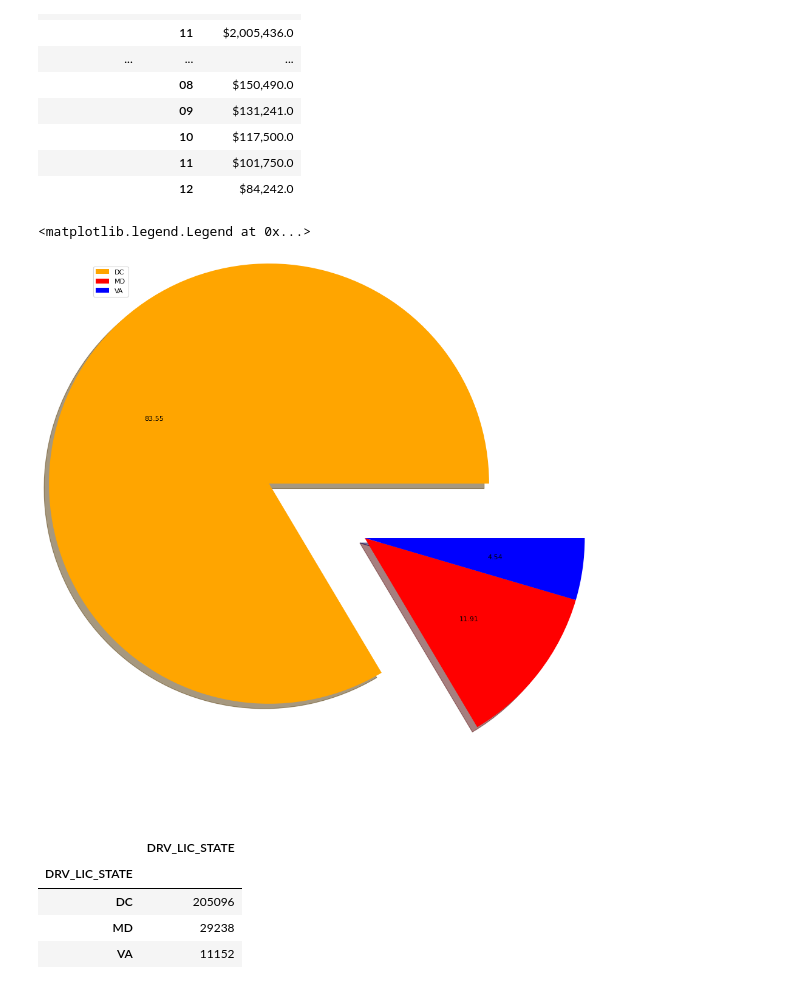
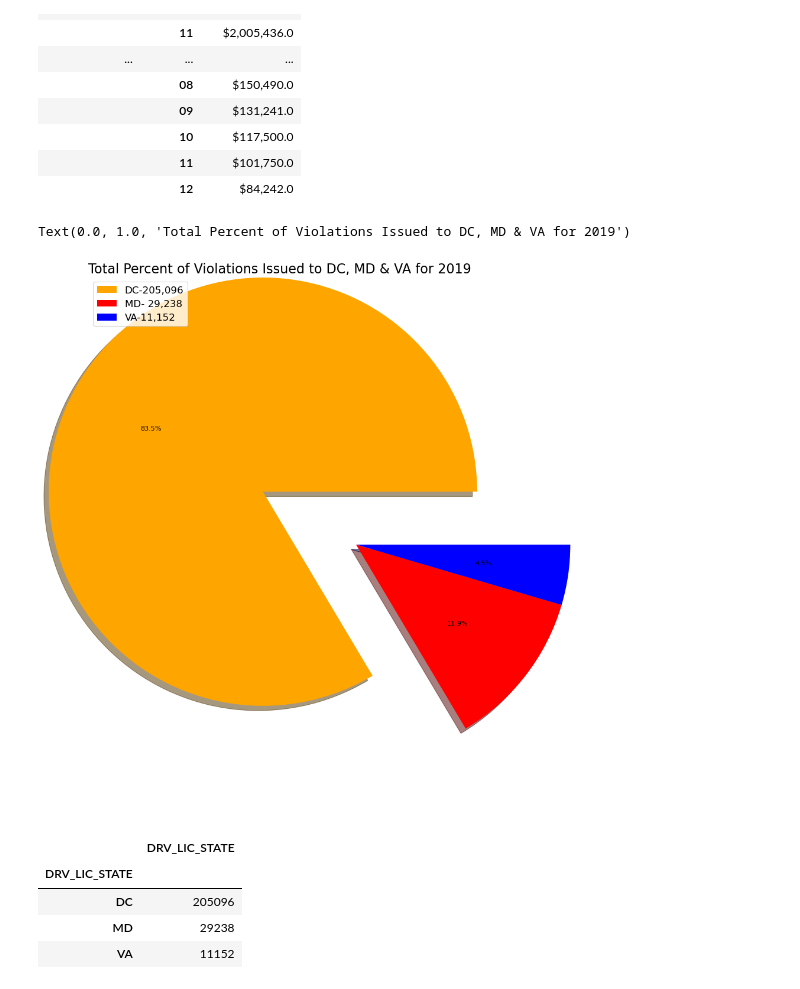
Before and after one commit to Renier83/API-challenge1, a Jupyter notebook: Project/Final.ipynb, the cells around one changed output. Saved outputs shown, nothing was run; the diff lists cells and outputs as text; code cells hidden in the pictures.

```diff
--- a/Project/Final.ipynb
+++ b/Project/Final.ipynb
@@ -196,14 +181,15 @@ total_amount.to_frame()
 # %%
 tasks = [205096, 29238, 11152]
 sizes = [220, 95, 80]
 colors = ['orange', 'red', 'blue']
 explode = (0.5, 0, 0)
 plt.figure(figsize=(15,15), dpi=80)
-plt.pie(tasks, explode=explode, shadow=True, colors=colors, autopct='%.2f' )
-plt.legend(labels= ['DC','MD', 'VA'],loc=2)
+plt.pie(tasks, explode=explode, shadow=True, colors=colors, autopct='%1.1f%%')
+plt.legend(labels= ['DC-205,096','MD- 29,238', 'VA-11,152'],loc=2, fontsize= 15)
+plt.title('Total Percent of Violations Issued to DC, MD & VA for 2019',loc="left", fontsize=20)
 # %% [output]
-<matplotlib.legend.Legend at 0x...>
+Text(0.0, 1.0, 'Total Percent of Violations Issued to DC, MD & VA for 2019')
-[figure, old version]
+[figure, new version]
 # %%
 violation_amount = y2019_df.groupby("DRV_LIC_STATE")['DRV_LIC_STATE'].count()
 violation_amount.to_frame()
```
Also changed, not shown: parts of 10 cells of this notebook.
